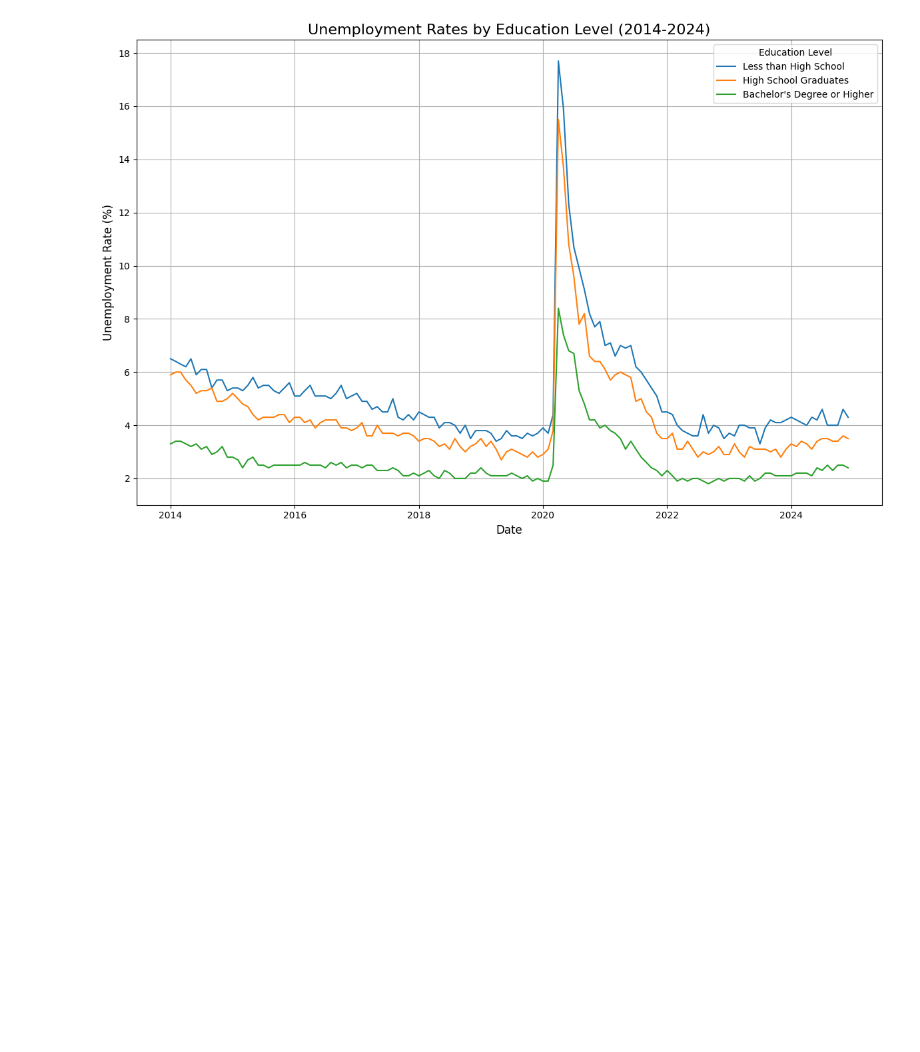
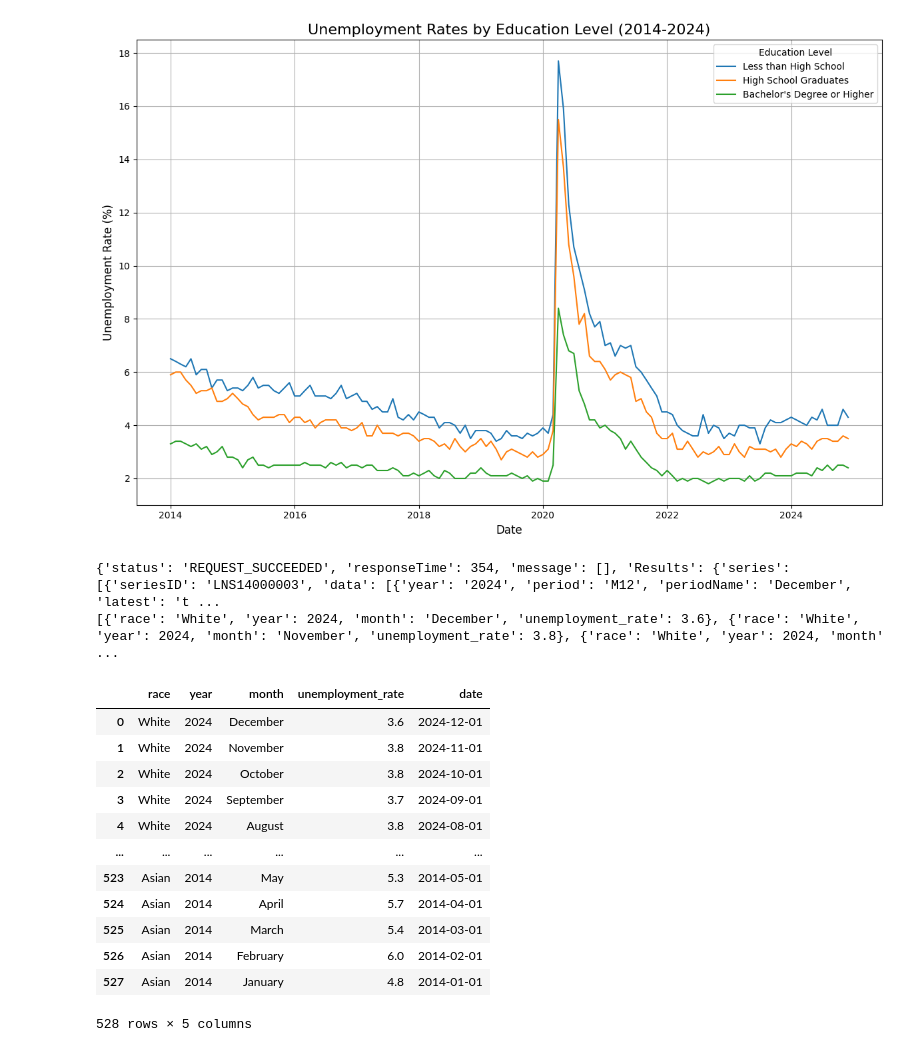
Before and after one commit to inCloset/group3-project-25.02.01, a Jupyter notebook: UnemploymentRate.ipynb, the cells around one changed output. Saved outputs shown, nothing was run; the diff lists cells and outputs as text; code cells hidden in the pictures; blank space fills up the shorter version.

```diff
--- a/UnemploymentRate.ipynb
+++ b/UnemploymentRate.ipynb
@@ -308,3 +308,59 @@ plt.tight_layout()
 plt.show()
 # %% [output]
 [figure]
+# %%
+headers = {'Content-type':'application/json'}
+race_series = {
+    'White': 'LNS14000003',
+    'Black or African American': 'LNS14000006',
+    'Hispanic or Latino': 'LNS14000009',
+    'Asian': 'LNU04032183'
+}
+data = json.dumps({
+    'user-id': user_email,
+    'registrationkey': BLS_API_KEY,
+    'seriesid':list(race_series.values()),
+    'startyear':'2014',
+    'endyear':'2024'
+    })
+resp = req.post(url='https://api.bls.gov/publicAPI/v2/timeseries/data/',data=data, headers=headers)
+json_data = json.loads(resp.text)
+print(json_data)
+race_dataset = []
+for series in json_data['Results']['series']:
+    race = [key for key, value in race_series.items() if value == series["seriesID"]][0]
+    for item in series["data"]:
+        year = int(item["year"])
+        month = item["periodName"]
+        unemployment_rate = float(item["value"])
+        race_dataset.append({
+            "race": race,
+            "year": year,
+            "month": month,
+            "unemployment_rate": unemployment_rate
+        })
+print(race_dataset)
+# %% [output]
+{'status': 'REQUEST_SUCCEEDED', 'responseTime': 354, 'message': [], 'Results': {'series': [{'seriesID': 'LNS14000003', 'data': [{'year': '2024', 'period': 'M12', 'periodName': 'December', 'latest': 't ...
+[{'race': 'White', 'year': 2024, 'month': 'December', 'unemployment_rate': 3.6}, {'race': 'White', 'year': 2024, 'month': 'November', 'unemployment_rate': 3.8}, {'race': 'White', 'year': 2024, 'month' ...
+# %%
+# Create a DataFrame
+race_df = pd.DataFrame(race_dataset)
+
+# Convert to datetime
+race_df["date"] = pd.to_datetime(race_df["year"].astype(str) + " " + race_df["month"])
+display(race_df)
+# %% [output]
+|  | race | year | month | unemployment_rate | date |
+| 0 | White | 2024 | December | 3.6 | 2024-12-01 |
+| 1 | White | 2024 | November | 3.8 | 2024-11-01 |
+| 2 | White | 2024 | October | 3.8 | 2024-10-01 |
+| 3 | White | 2024 | September | 3.7 | 2024-09-01 |
+| 4 | White | 2024 | August | 3.8 | 2024-08-01 |
+| ... | ... | ... | ... | ... | ... |
+| 523 | Asian | 2014 | May | 5.3 | 2014-05-01 |
+| 524 | Asian | 2014 | April | 5.7 | 2014-04-01 |
+| 525 | Asian | 2014 | March | 5.4 | 2014-03-01 |
+| 526 | Asian | 2014 | February | 6.0 | 2014-02-01 |
+| 527 | Asian | 2014 | January | 4.8 | 2014-01-01 |
+528 rows × 5 columns
```
Also changed, not shown: parts of 1 cell of this notebook.
